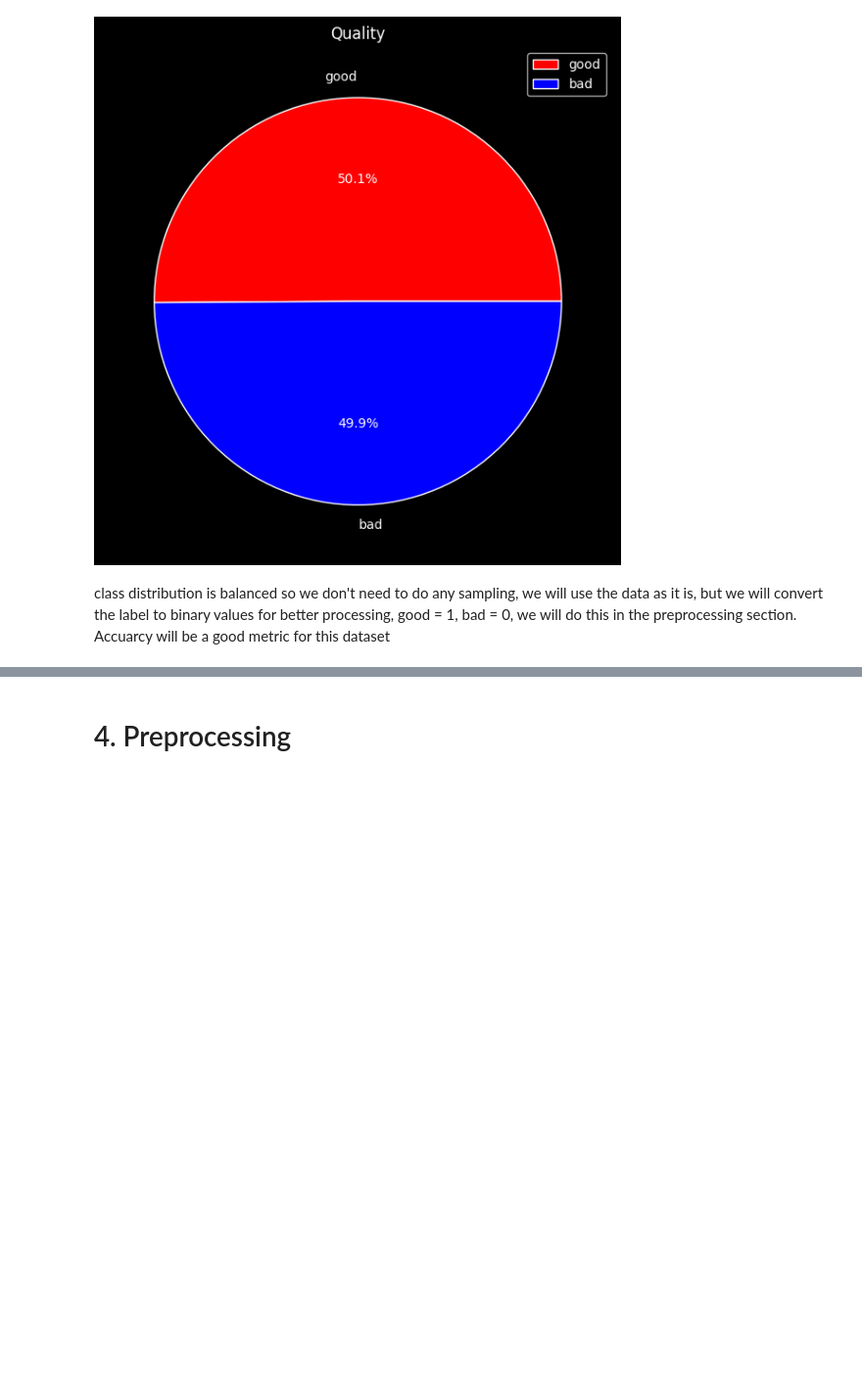
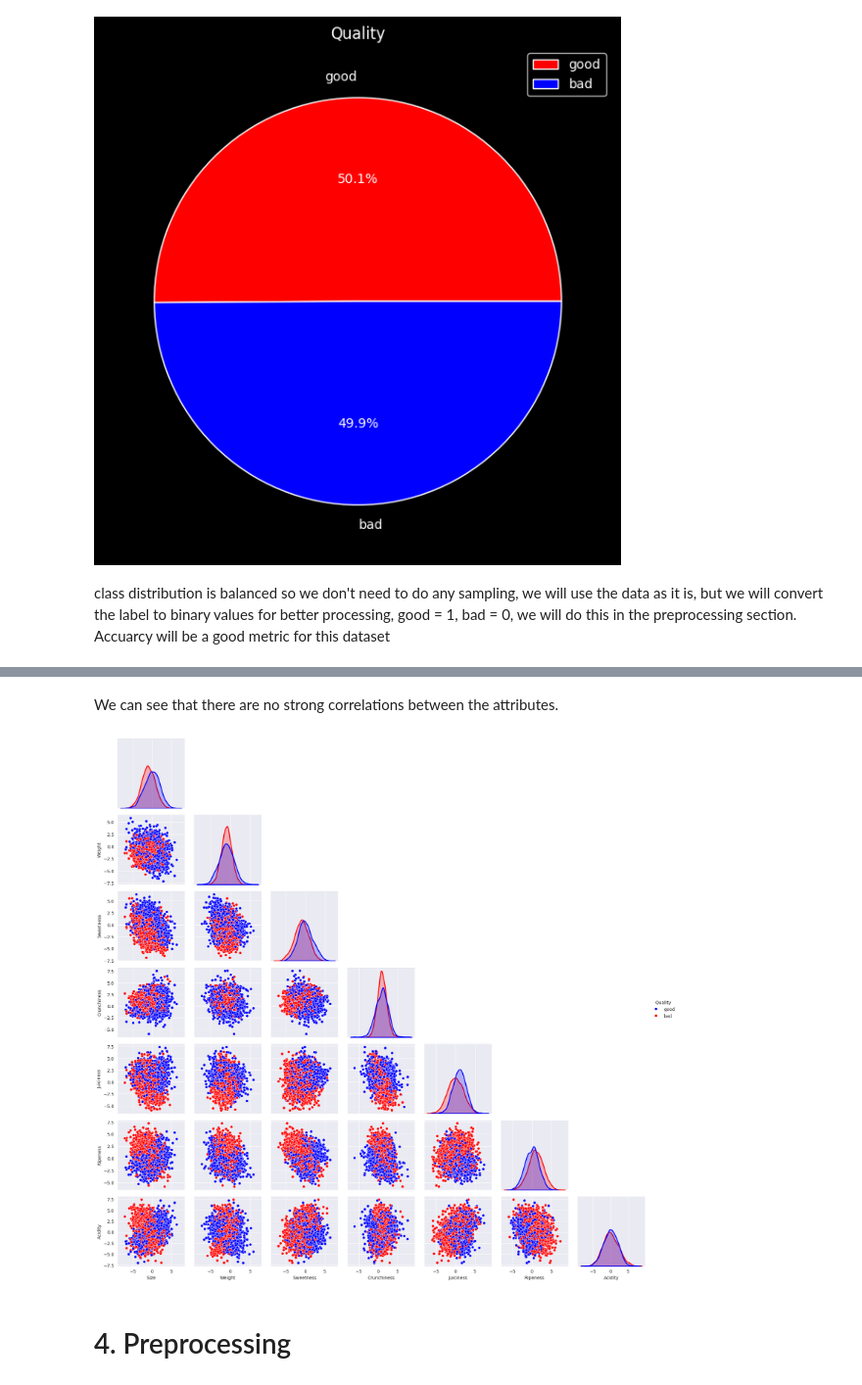
Before and after one commit to faris771/Apple_Quality_Classifier, a Jupyter notebook: main.ipynb, the cells around one changed output, grey strips where cells are left out. Shown at 98% size. Saved outputs shown, nothing was run; the diff lists cells and outputs as text; code cells hidden in the pictures; blank space fills up the shorter version.

```diff
--- a/main.ipynb
+++ b/main.ipynb
@@ -308,3 +322,16 @@ class distribution is balanced so we don't need to do any sampling, we will use
+# %% [markdown]
+We can see that there are no strong correlations between the attributes.
+# %%
+custom_platte = {'good':'#0000ff', 'bad': '#ff0000'}  # red, blue
+pair_grid = sns.PairGrid(df, hue='Quality', palette=custom_platte, corner=True) # hue = label, palette = color palette corner = True to show only the lower triangle  husl = hue saturation lightness
+pair_grid.map_lower(sns.scatterplot) # scatterplot for lower triangle
+pair_grid.map_diag(sns.kdeplot, fill = True, linewidth = 2.1) # kdeplot for diagonal
+
+sns.set_style('darkgrid')
+pair_grid.add_legend()
+plt.show()
+# %% [output]
+[figure, added]
 # %% [markdown]
 # 4. Preprocessing
 # %% [markdown]
```
Also changed, not shown: parts of 5 cells of this notebook.
